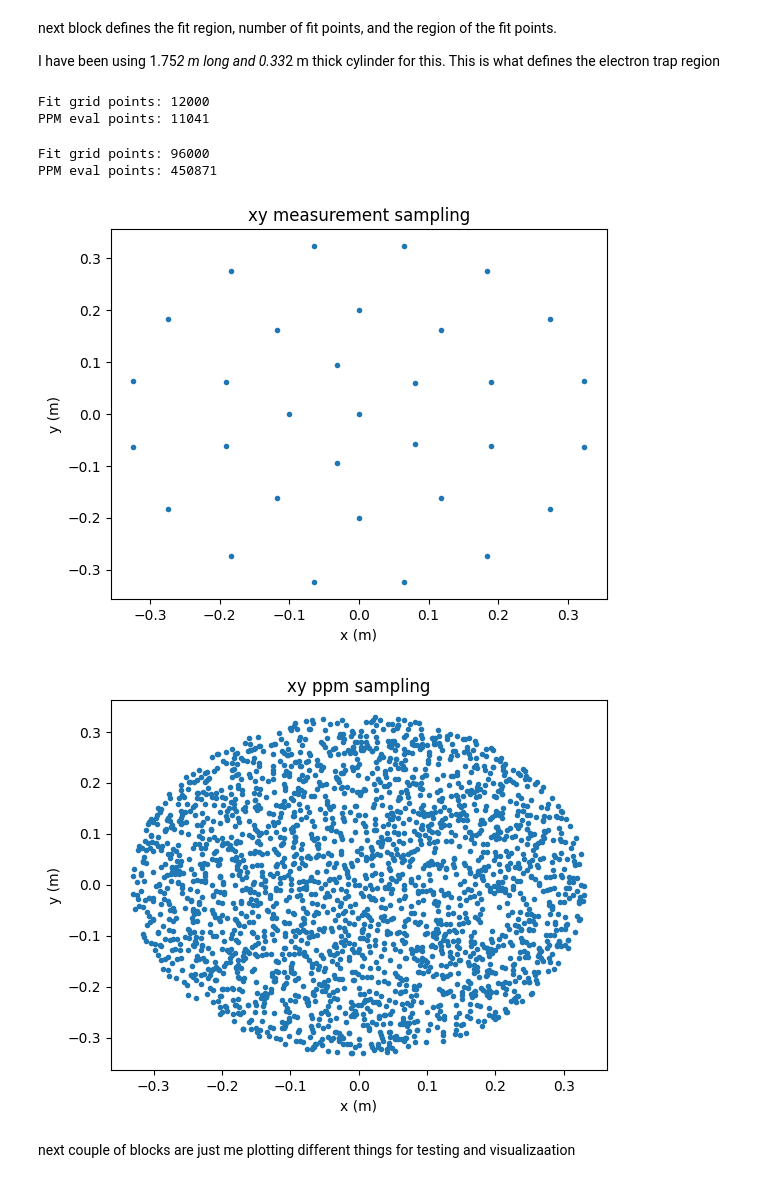
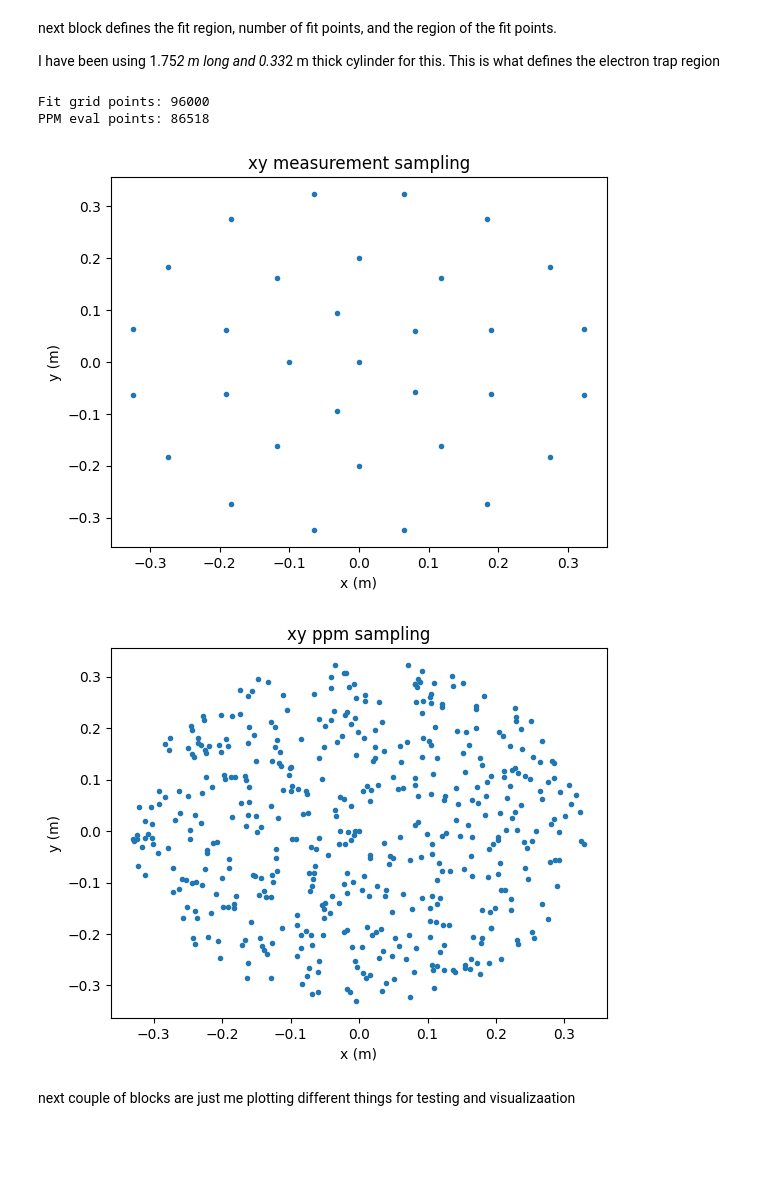
Before and after one commit to jseguine/Project8_bfield, a Jupyter notebook: interactiveChebyGood.ipynb, the cells around one changed output. Drawn from its saved outputs; the diff is of its cells as text; code cells hidden in the pictures; blank space fills up the shorter version.

```diff
--- a/interactiveChebyGood.ipynb
+++ b/interactiveChebyGood.ipynb
@@ -100,27 +102,24 @@ next block defines the fit region, number of fit points, and the region of the f
 
 I have been using 1.75*2 m long and 0.33*2 m thick cylinder for this. This is what defines the electron trap region
 # %%
-# FIT region
-fit_min, fit_max = -1.75, 1.75
+# # FIT region
+# fit_min, fit_max = -1.75, 1.75
 
-n_fit_z = 3000
-z_fit = chebyshev_nodes(n_fit_z, fit_min, fit_max)
-r_fit = np.array([0.0, 0.1, 0.2, 0.330], dtype=float)
+# n_fit_z = 3000
+# z_fit = chebyshev_nodes(n_fit_z, fit_min, fit_max)
+# r_fit = np.array([0.0, 0.1, 0.2, 0.330], dtype=float)
 
-# PPM evaluation region
-ppm_z_min, ppm_z_max = -1.75, 1.75
-ppm_r_max = 0.33
+# # PPM evaluation region
+# ppm_z_min, ppm_z_max = -1.75, 1.75
+# ppm_r_max = 0.33
 
-n_ppm_z = 181
-n_ppm_r = 61
-z_ppm = chebyshev_nodes(n_ppm_z, ppm_z_min, ppm_z_max)
-r_ppm = np.linspace(0.0, ppm_r_max, n_ppm_r)
+# n_ppm_z = 181
+# n_ppm_r = 61
+# z_ppm = chebyshev_nodes(n_ppm_z, ppm_z_min, ppm_z_max)
+# r_ppm = np.linspace(0.0, ppm_r_max, n_ppm_r)
 
-print("Fit grid points:", len(z_fit) * len(r_fit))
-print("PPM eval points:", len(z_ppm) * len(r_ppm))
+# print("Fit grid points:", len(z_fit) * len(r_fit))
+# print("PPM eval points:", len(z_ppm) * len(r_ppm))
-# %% [output]
-Fit grid points: 12000
-PPM eval points: 11041
 # %%
 # FIT region
 fit_min, fit_max = -1.75, 1.75
@@ -159,7 +158,7 @@ z_ppm = chebyshev_nodes(n_ppm_z, ppm_z_min, ppm_z_max)
 r_ppm = np.linspace(0.0, ppm_r_max, n_ppm_r)
 
 
-φ_from_r_ppm = φ_from_r(r_ppm, c = 250)
+φ_from_r_ppm = φ_from_r(r_ppm, c = 50)
 φ_ppm = φ_from_r_ppm["φ_list"]
 n_rφ_ppm = φ_from_r_ppm["n_rφ"]
 
@@ -169,37 +168,40 @@ print("Fit grid points:", len(z_fit) * n_rφ)
 print("PPM eval points:", len(z_ppm) * n_rφ_ppm)
 # %% [output]
 Fit grid points: 96000
-PPM eval points: 450871
+PPM eval points: 86518
 # %%
+import random
+random.seed(15)
+
 xy_list = np.empty((0, 2))
 for i in range(len(r_fit)):
     rad = r_fit[i]
     for j in φ_fit[i]:
         xy_list = np.append(xy_list, np.array([[rad*np.cos(j), rad*np.sin(j)]]), axis = 0)
 
 plt.plot(xy_list.transpose()[0], xy_list.transpose()[1], ".")
 plt.xlabel("x (m)")
 plt.ylabel("y (m)")
 plt.title("xy measurement sampling")
 plt.show()
 
 
 xy_ppm = np.empty((0, 2))
 for i in range(len(r_ppm)):
     rad = r_ppm[i]
     for j in φ_ppm[i]:
-        rand_num = np.random.random() # Trying to determine whether it is better to leave organized or not
+        rand_num = random.random() # Trying to determine whether it is better to leave organized or not
         xy_ppm = np.append(xy_ppm, np.array([[rad*np.cos(j+rand_num), rad*np.sin(j+rand_num)]]), axis = 0)
 
 
 plt.plot(xy_ppm.transpose()[0], xy_ppm.transpose()[1], ".")
 plt.xlabel("x (m)")
 plt.ylabel("y (m)")
 plt.title("xy ppm sampling")
 plt.show()
 # %% [output]
 [figure]
-[figure, old version]
+[figure, new version]
 # %% [markdown]
 next couple of blocks are just me plotting different things for testing and visualizaation
 # %%
```
Also changed, not shown: parts of 18 cells of this notebook, 1 other file.
